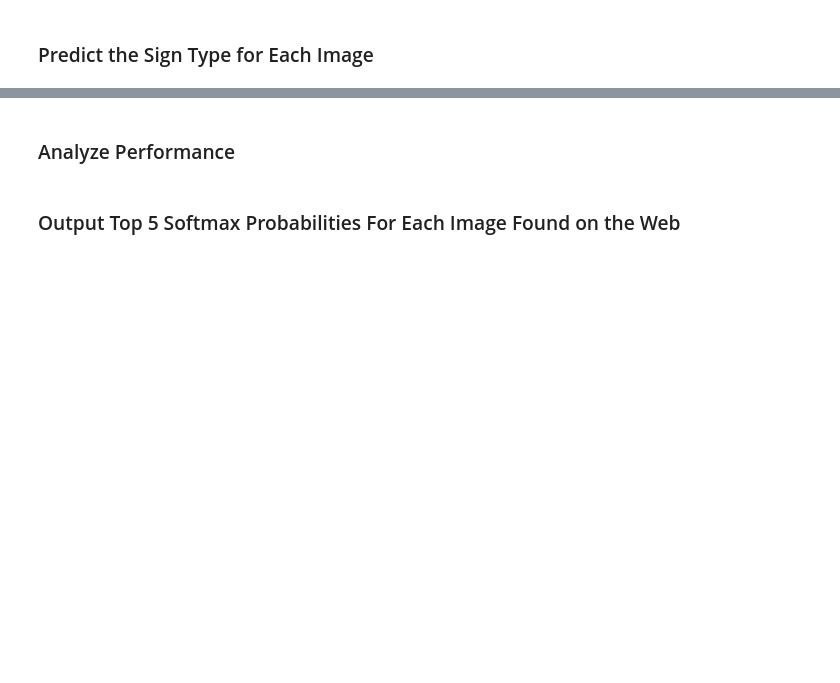
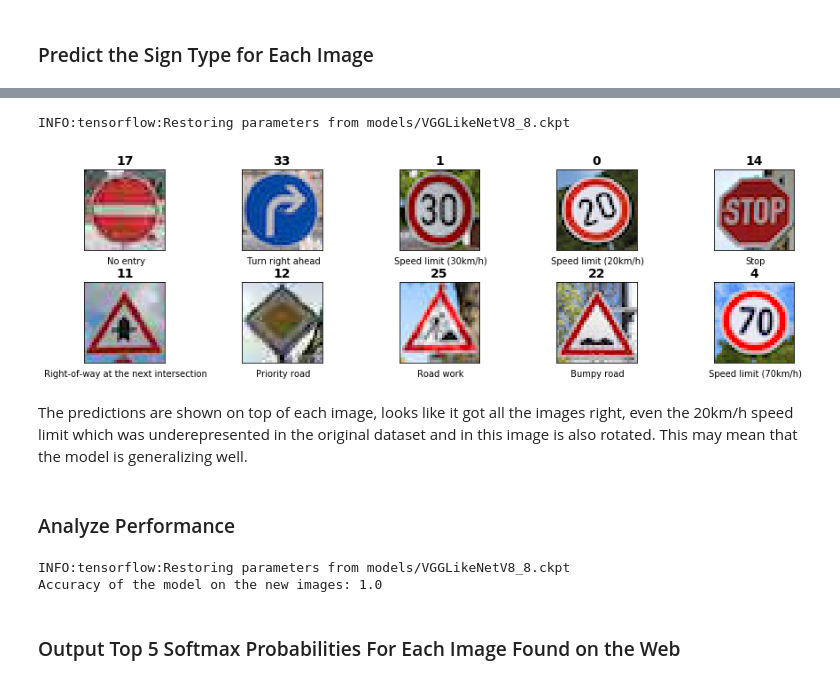
Before and after one commit to marcomarasca/SDCND-Traffic-Sign-Classifier, a Jupyter notebook: Traffic_Sign_Classifier.ipynb, the cells around one changed output, grey strips where cells are left out. Cells and saved outputs as stored; diff of their text form; code cells hidden in the pictures; blank space fills up the shorter version.

```diff
--- a/Traffic_Sign_Classifier.ipynb
+++ b/Traffic_Sign_Classifier.ipynb
@@ -1378,29 +1441,40 @@ plot_images(X_ext, y_ext)
 # %%
-### Run the predictions here and use the model to output the prediction for each image.
-### Make sure to pre-process the images with the same pre-processing pipeline used earlier.
-### Feel free to use as many code cells as needed.
-
 tf.reset_default_graph()
 
-model_final = VGGLikeNetV6(True, True)
+# Parameters of the final model
 model_final_params = {
-    'run_n'           : 4,
+    'run_n'           : 8,
+    'model'           : VGGLikeNetV8,
+    'l2_reg'          : True,
+    'batch_normalize' : True,
+    'epochs'          : 40,
     'batch_size'      : 128,
-    'l2_beta'         : 0.0005,
-    'bn_decay'        : 0.9
+    'learning_rate'   : 0.00025,
+    'keep_prob_cv'    : 1.0,
+    'keep_prob_fc'    : 0.5,
+    'l2_beta'         : 0.0001,
+    'bn_decay'        : 0.9,
+    'skip'            : False
 }
+
+model_final = model_final_params['model'](True, True)
 
 X_ext_processed, y_ext_processed = preprocess_data(X_ext, y_ext, shuffle_data = False)
 
-def compute_predictions(model, X, params)
+def compute_predictions(model, X, params):
     with tf.Session() as sess:
         model.restore(params, sess)
         pred, prob = model.predict(X, params, sess)
         return pred, prob
 
 pred, prob = compute_predictions(model_final, X_ext_processed, model_final_params)
 
 plot_images(X_ext, pred)
+# %% [output]
+INFO:tensorflow:Restoring parameters from models/VGGLikeNetV8_8.ckpt
+[figure, added]
+# %% [markdown]
+The predictions are shown on top of each image, looks like it got all the images right, even the 20km/h speed limit which was underepresented in the original dataset and in this image is also rotated. This may mean that the model is generalizing well.
 # %% [markdown]
 ### Analyze Performance
 # %%
@@ -1410,12 +1484,15 @@ plot_images(X_ext, pred)
 def compute_accuracy(model, X, y, params):
     with tf.Session() as sess:
         model.restore(params, sess)
-        loss, acc = model.evalute(X, y, params, sess)
+        loss, acc = model.evaluate(X, y, params, sess)
         return loss, acc
 
-loss, acc = compute_accuracy(model_final, X_ext_processed, model_final_params)
+loss, acc = compute_accuracy(model_final, X_ext_processed, y_ext_processed, model_final_params)
 
-print(acc)
+print("Accuracy of the model on the new images:", acc)
+# %% [output]
+INFO:tensorflow:Restoring parameters from models/VGGLikeNetV8_8.ckpt
+Accuracy of the model on the new images: 1.0
 # %% [markdown]
 ### Output Top 5 Softmax Probabilities For Each Image Found on the Web
 # %% [markdown]
```
Also changed, not shown: parts of 35 cells of this notebook, 18 other files.
